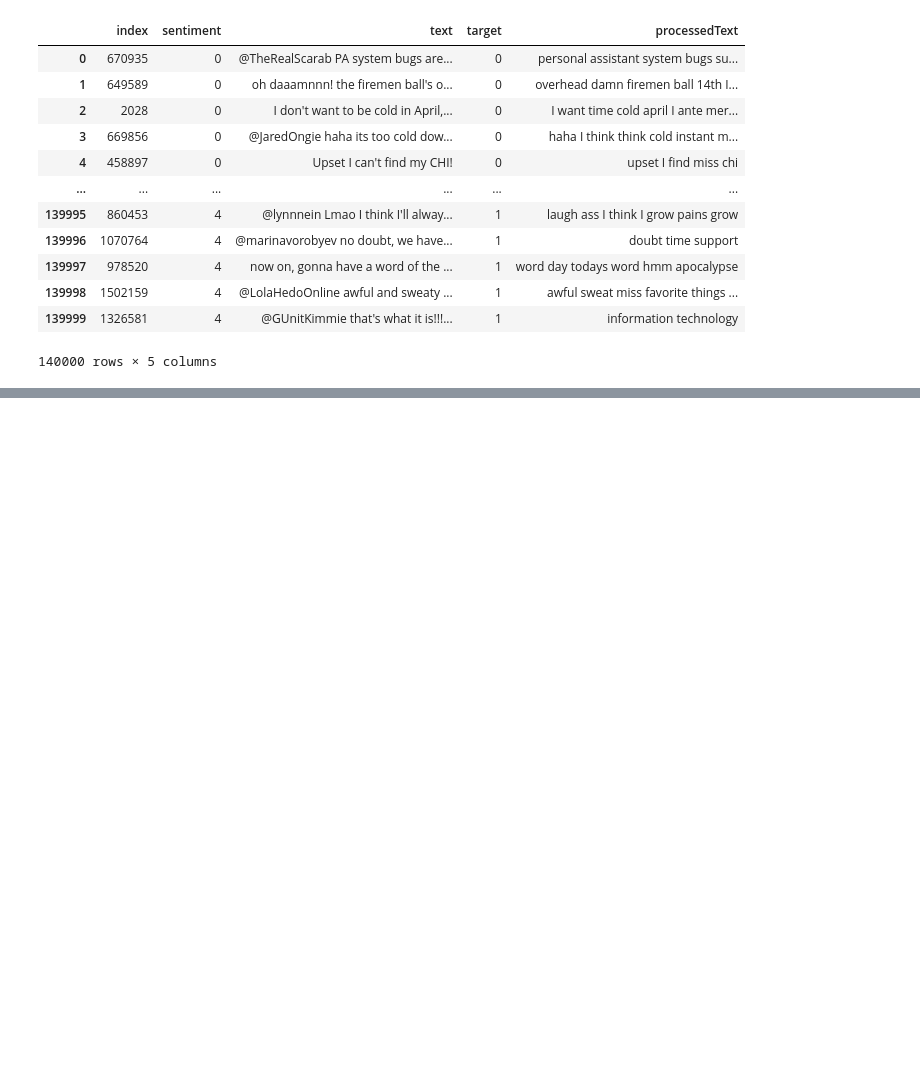
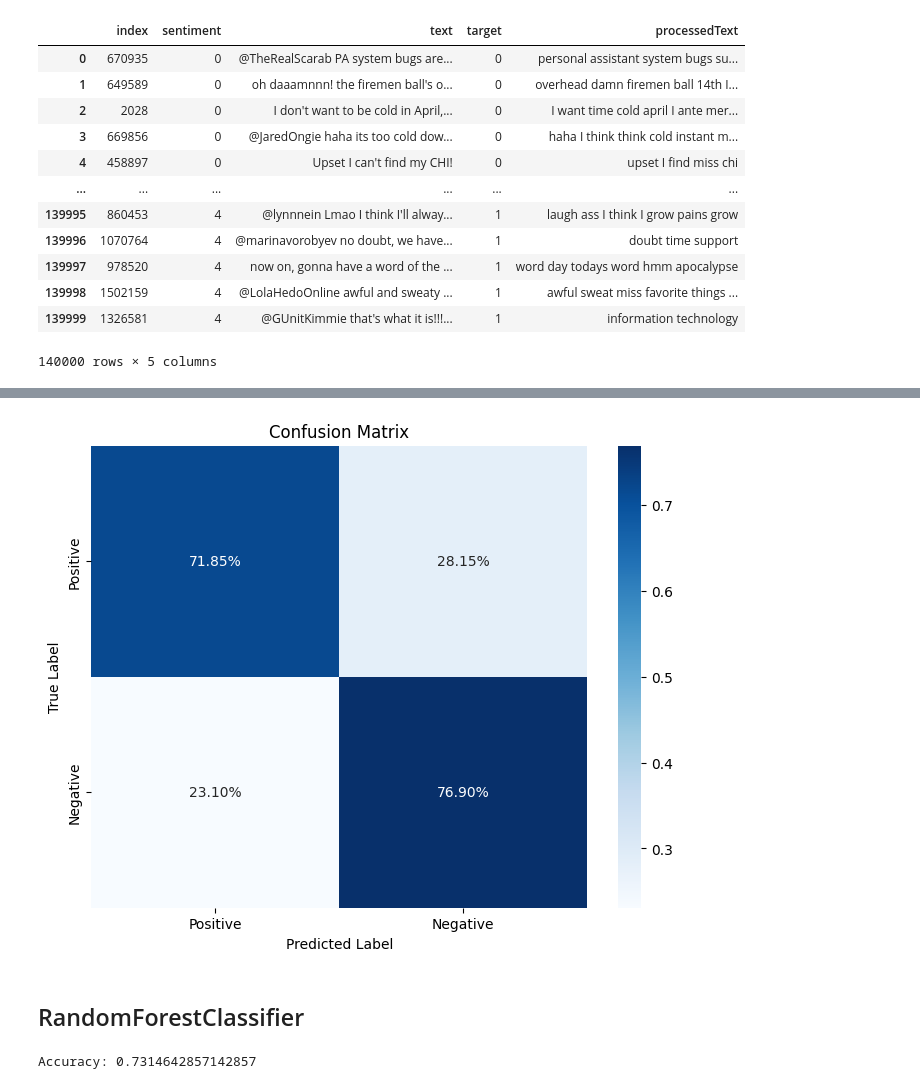
Before and after one commit to XSong1024/CS5344, a Jupyter notebook: Basic_model.ipynb, the cells around one changed output, grey strips where cells are left out. Cells and saved outputs as stored; diff of their text form; code cells hidden in the pictures; blank space fills up the shorter version.

Commit message:
update basic models and comparations

```diff
--- a/Basic_model.ipynb
+++ b/Basic_model.ipynb
@@ -21,0 +23,10 @@ Basic models
+# %%
+from sklearn.model_selection import train_test_split
+from sklearn.feature_extraction.text import TfidfVectorizer
+
+x_train, x_test, y_train, y_test = train_test_split(data_processed['processedText'], data_processed.target, test_size=0.2, random_state=0)
+
+tfidf_vectorizer_train = TfidfVectorizer()
+tfidf_vectorizer_train.fit(data_processed['processedText'])
+x_train_tfidf = tfidf_vectorizer_train.transform(x_train)
+x_test_tfidf = tfidf_vectorizer_train.transform(x_test)
@@ -21,0 +37,11 @@ Basic models
+# %%
+from sklearn.linear_model import LogisticRegression
+from sklearn.metrics import accuracy_score
+
+logreg = LogisticRegression()
+logreg.fit(x_train_tfidf, y_train)
+y_pred_logreg = logreg.predict(x_test_tfidf)
+
+accuracy_logreg = accuracy_score(y_test, y_pred_logreg)
+
+print(f'Accuracy: {accuracy_logreg}')
@@ -21,0 +57,19 @@ Basic models
+# %%
+plot_confusion_matrix(y_test,y_pred_logreg)
+# %% [output]
+[figure, added]
+# %% [markdown]
+## RandomForestClassifier
+# %%
+from sklearn.ensemble import RandomForestClassifier
+
+rf_classifier = RandomForestClassifier()
+
+rf_classifier.fit(x_train_tfidf, y_train)
+
+y_pred_rf = rf_classifier.predict(x_test_tfidf)
+
+accuracy_rf= accuracy_score(y_test, y_pred_rf)
+print(f'Accuracy: {accuracy_rf}')
+# %% [output]
+Accuracy: 0.7314642857142857
```
Also changed, not shown: parts of 12 cells of this notebook, 2 other files.
